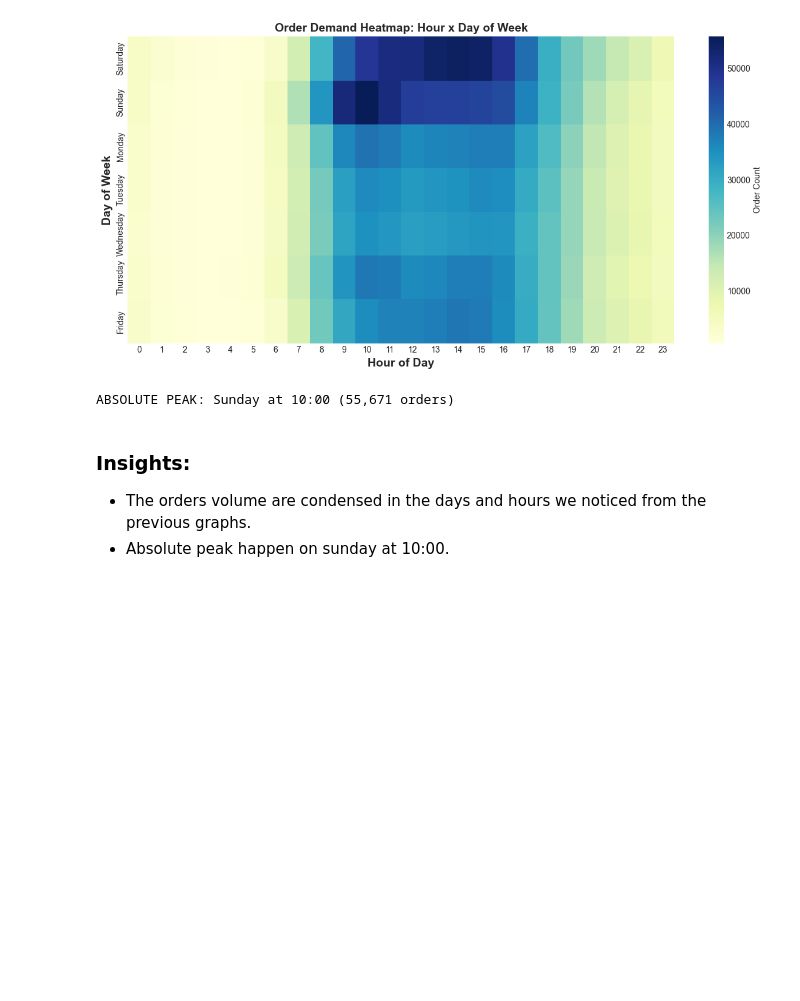
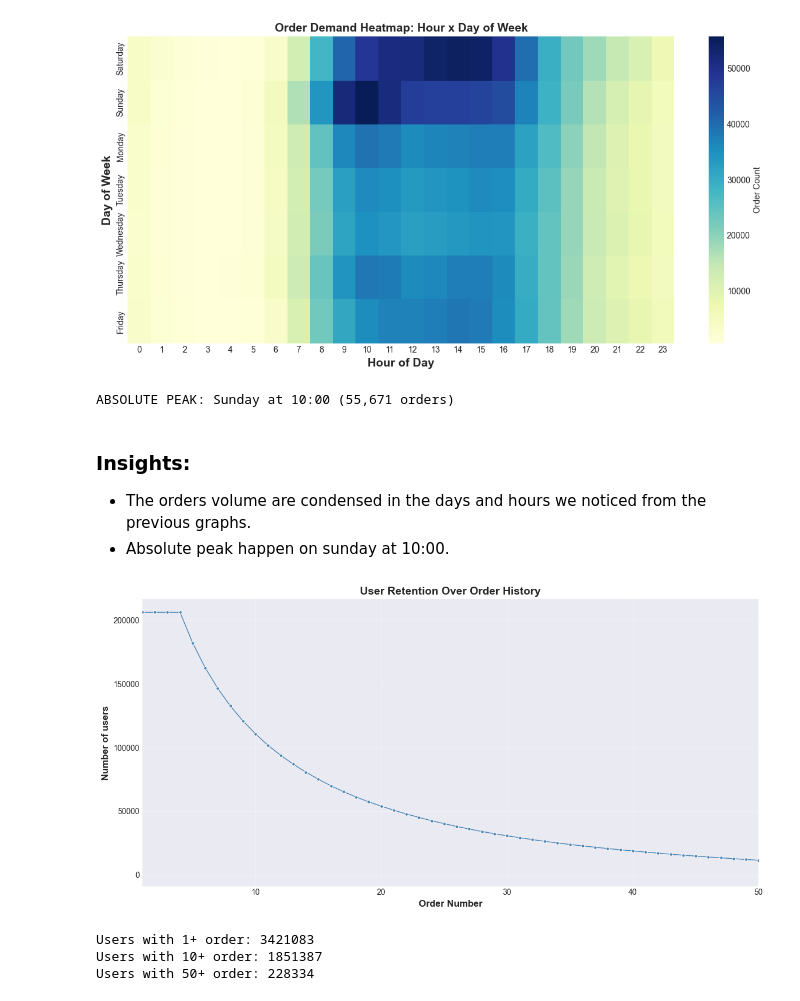
Before and after one commit to MooAbdelhamid/orderpulse-ai, a Jupyter notebook: notebooks/01_eda.ipynb, the cells around one changed output. Cells and saved outputs as stored; diff of their text form; code cells hidden in the pictures; blank space fills up the shorter version.

```diff
--- a/notebooks/01_eda.ipynb
+++ b/notebooks/01_eda.ipynb
@@ -254,3 +256,27 @@ ABSOLUTE PEAK: Sunday at 10:00 (55,671 orders)
 ### Insights:
 - The orders volume are condensed in the days and hours we noticed from the previous graphs.
 - Absolute peak happen on sunday at 10:00.
+# %%
+# Order growth over time
+order_sequence = df_orders.groupby('order_number').count()['user_id'].reset_index(name='user_count')
+
+# Lineplot
+plt.figure(figsize=(12,6))
+sns.lineplot(data=order_sequence, x='order_number', y='user_count', marker='o', linewidth=1, markersize=4, color='steelblue')
+plt.xlabel('Order Number', fontsize=12, fontweight='bold')
+plt.ylabel('Number of users', fontsize=12, fontweight='bold')
+plt.title('User Retention Over Order History', fontsize=14, fontweight='bold')
+plt.grid(True, alpha=0.3)
+plt.xlim(1, 50)
+plt.tight_layout()
+plt.show()
+
+# Users order number
+print(f"Users with 1+ order: {int(order_sequence[order_sequence['order_number']>=1]['user_count'].sum())}")
+print(f"Users with 10+ order: {int(order_sequence[order_sequence['order_number']>=10]['user_count'].sum())}")
+print(f"Users with 50+ order: {int(order_sequence[order_sequence['order_number']>=50]['user_count'].sum())}")
+# %% [output]
+[figure, added]
+Users with 1+ order: 3421083
+Users with 10+ order: 1851387
+Users with 50+ order: 228334
```
Also changed, not shown: parts of 5 cells of this notebook.
